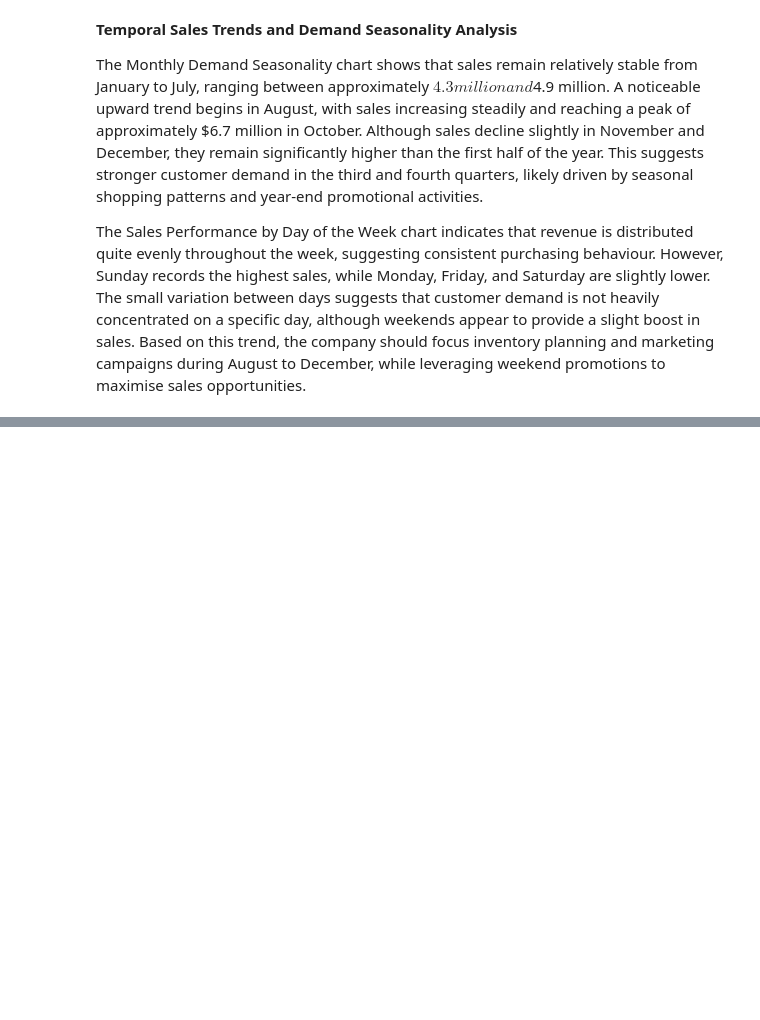
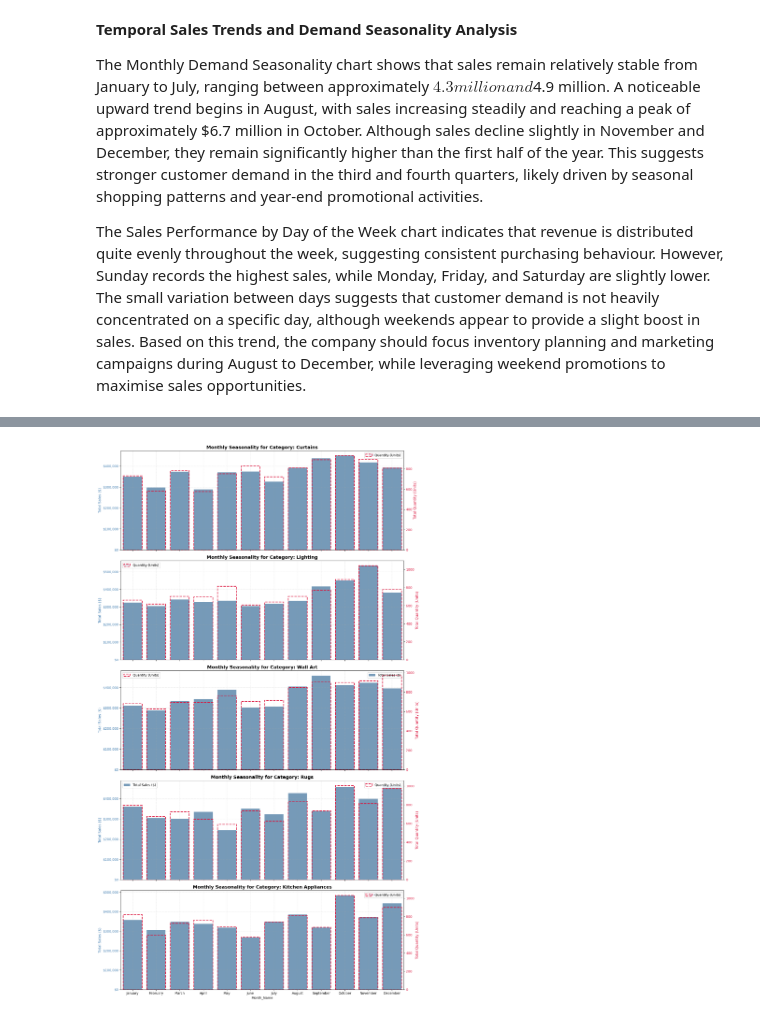
Before and after one commit to VY-MS123/NTUC_Capstone_MarketAnalysis, a Jupyter notebook: Capstone_Market.ipynb, the cells around one changed output, grey strips where cells are left out. Cells and saved outputs as stored; diff of their text form; code cells hidden in the pictures; blank space fills up the shorter version.

```diff
--- a/Capstone_Market.ipynb
+++ b/Capstone_Market.ipynb
@@ -1027,0 +1090,87 @@ Correlation between Customer Age and Total Spend: 0.0518
+# %%
+import pandas as pd
+import numpy as np
+import matplotlib.pyplot as plt
+import seaborn as sns
+
+# 1. Load the dataset
+purch_url = 'https://raw.githubusercontent.com/VY-MS123/NTUC_Capstone_MarketAnalysis/refs/heads/main/purchase.csv'
+df_all = pd.read_csv(purch_url)
+
+# 2. Parse dates and filter out incomplete Jan 2023 records
+df_all['order_date'] = pd.to_datetime(df_all['order_date'], format='%d-%m-%Y')
+df_completed = df_all[df_all['order_date'] < '2023-01-01'].copy()
+
+# Define sales based on user definition (sales = price)
+df_completed['Sales'] = df_completed['price']
+df_completed['Month_Name'] = df_completed['order_date'].dt.strftime('%B')
+
+# Order of months for chronological seasonality
+month_order = [
+    'January', 'February', 'March', 'April', 'May', 'June',
+    'July', 'August', 'September', 'October', 'November', 'December'
+]
+
+# 3. Get top 5 product categories by total sales
+top_5_products = df_completed.groupby('product_name')['Sales'].sum().nlargest(5).index.tolist()
+
+# 4. Group data by product and month
+seasonal_data = df_completed[df_completed['product_name'].isin(top_5_products)].groupby(
+    ['product_name', 'Month_Name']
+).agg(
+    Total_Sales=('Sales', 'sum'),
+    Total_Quantity=('quantity', 'sum')
+).reset_index()
+
+# 5. Create 5 different bar charts in a vertical layout
+fig, axes = plt.subplots(5, 1, figsize=(14, 24), sharex=True)
+
+for idx, product in enumerate(top_5_products):
+    prod_df = seasonal_data[seasonal_data['product_name'] == product].copy()
+    # Ensure chronological order of months
+    prod_df['Month_Name'] = pd.Categorical(prod_df['Month_Name'], categories=month_order, ordered=True)
+    prod_df = prod_df.sort_values('Month_Name')
+
+    ax1 = axes[idx]
+
+    # Plot Total Sales (Revenue) on primary Y-axis as Blue Bars
+    sns.barplot(
+        data=prod_df,
+        x='Month_Name',
+        y='Total_Sales',
+        ax=ax1,
+        color='steelblue',
+        alpha=0.8,
+        label='Total Sales ($)'
+    )
+    ax1.set_title(f'Monthly Seasonality for Category: {product}', fontsize=14, fontweight='bold')
+    ax1.set_ylabel('Total Sales ($)', color='steelblue', fontsize=11)
+    ax1.tick_params(axis='y', labelcolor='steelblue')
+
+    # Format primary Y-axis with dollar formatting
+    ax1.get_yaxis().set_major_formatter(plt.FuncFormatter(lambda x, loc: f"${x:,.0f}"))
+
+    # Create a secondary Y-axis for Total Quantity (Units) as Red line with bars or overlay
+    ax2 = ax1.twinx()
+    sns.barplot(
+        data=prod_df,
+        x='Month_Name',
+        y='Total_Quantity',
+        ax=ax2,
+        facecolor='none',
+        edgecolor='crimson',
+        linewidth=2,
+        linestyle='--',
+        label='Quantity (Units)'
+    )
+    ax2.set_ylabel('Total Quantity (Units)', color='crimson', fontsize=11)
+    ax2.tick_params(axis='y', labelcolor='crimson')
+
+    ax1.grid(True, linestyle='--', alpha=0.3)
+
+plt.xlabel('Month', fontsize=12)
+plt.xticks(rotation=45)
+plt.tight_layout()
+plt.show()
+# %% [output]
+[figure, added]
```
Also changed, not shown: parts of 9 cells of this notebook.
